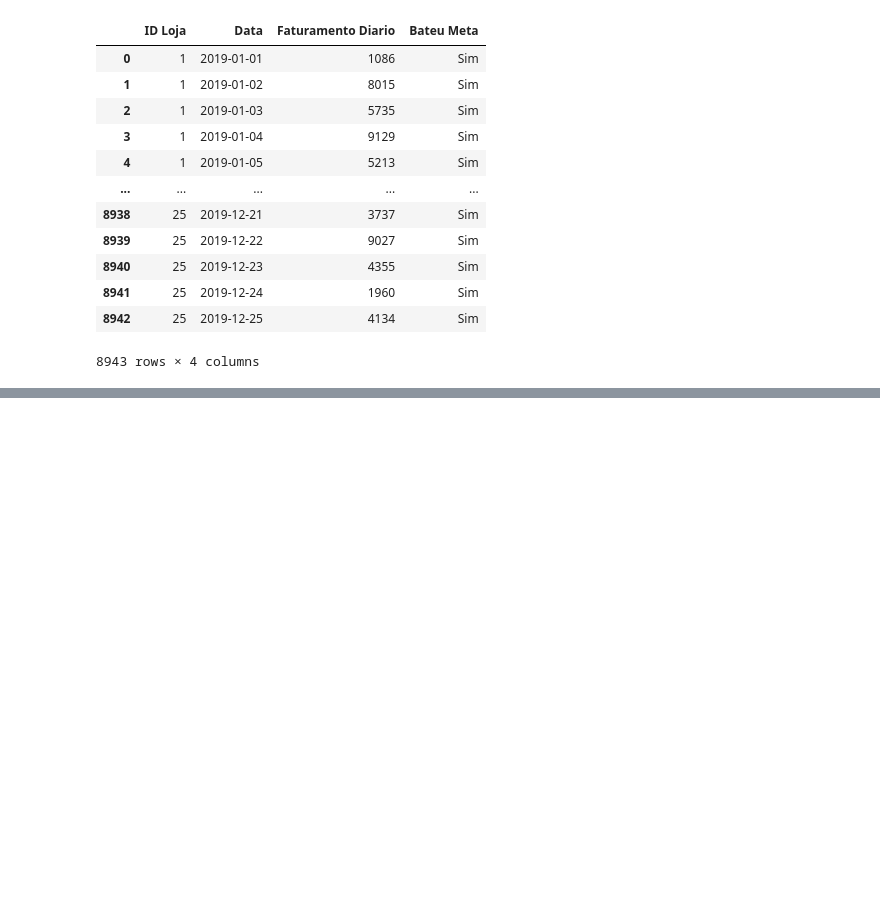
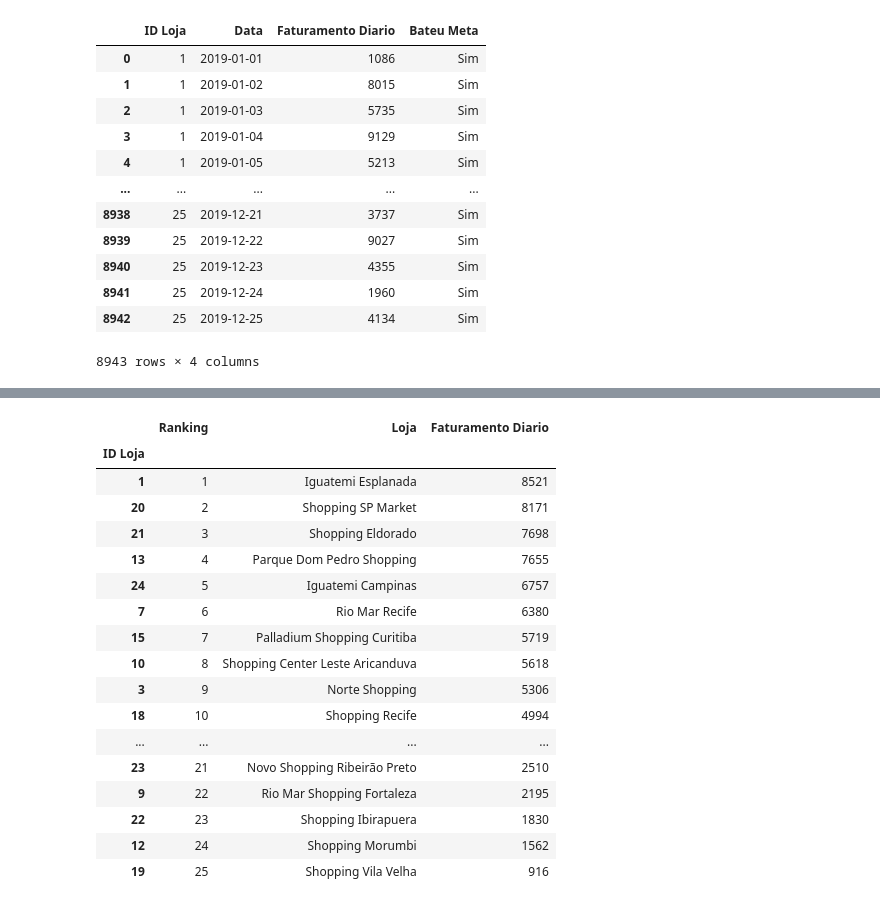
Before and after one commit to ViniciusDortas/Projeto-Automacao, a Jupyter notebook: analise.ipynb, the cells around one changed output, grey strips where cells are left out. Cells and saved outputs as stored; diff of their text form; code cells hidden in the pictures; blank space fills up the shorter version.

Commit message:
ranking da diretoria adicionado e main muito mais organizado

```diff
--- a/analise.ipynb
+++ b/analise.ipynb
@@ -443,0 +279,52 @@ for id_loja in df_emails_lojas["ID Loja"].dropna().unique():
+# %%
+
+def gerar_ranking(df, coluna):
+    df = df.copy()
+
+    df = df.sort_values(by=coluna, ascending=False)
+
+    mapa_lojas = df_lojas.set_index("ID Loja")["Loja"]
+
+    df["Loja"] = df.index.map(mapa_lojas)
+
+    df["Ranking"] = range(1, len(df) + 1)
+
+    df = df[["Ranking", "Loja", coluna]]
+
+    return df
+
+
+metricas = {
+    "Faturamento Diario": faturamento_dia_fil,
+    "Variedade Diaria": variedade_dia_fil,
+    "Ticket Medio Dia": ticket_dia_fil,
+    "Faturamento Anual": faturamento_ano_fil,
+    "Variedade Anual": variedade_ano_fil,
+    "Ticket Medio Ano": ticket_ano_fil
+}
+
+relatorios = {}
+
+for coluna, df in metricas.items():
+    relatorios[coluna] = gerar_ranking(df, coluna)
+
+display(relatorios["Faturamento Diario"])
+# %% [output]
+|  | Ranking | Loja | Faturamento Diario |
+| ID Loja |  |  |  |
+| 1 | 1 | Iguatemi Esplanada | 8521 |
+| 20 | 2 | Shopping SP Market | 8171 |
+| 21 | 3 | Shopping Eldorado | 7698 |
+| 13 | 4 | Parque Dom Pedro Shopping | 7655 |
+| 24 | 5 | Iguatemi Campinas | 6757 |
+| 7 | 6 | Rio Mar Recife | 6380 |
+| 15 | 7 | Palladium Shopping Curitiba | 5719 |
+| 10 | 8 | Shopping Center Leste Aricanduva | 5618 |
+| 3 | 9 | Norte Shopping | 5306 |
+| 18 | 10 | Shopping Recife | 4994 |
+| ... | ... | ... | ... |
+| 23 | 21 | Novo Shopping Ribeirão Preto | 2510 |
+| 9 | 22 | Rio Mar Shopping Fortaleza | 2195 |
+| 22 | 23 | Shopping Ibirapuera | 1830 |
+| 12 | 24 | Shopping Morumbi | 1562 |
+| 19 | 25 | Shopping Vila Velha | 916 |
```
Also changed, not shown: parts of 4 cells of this notebook, 1 other file.
